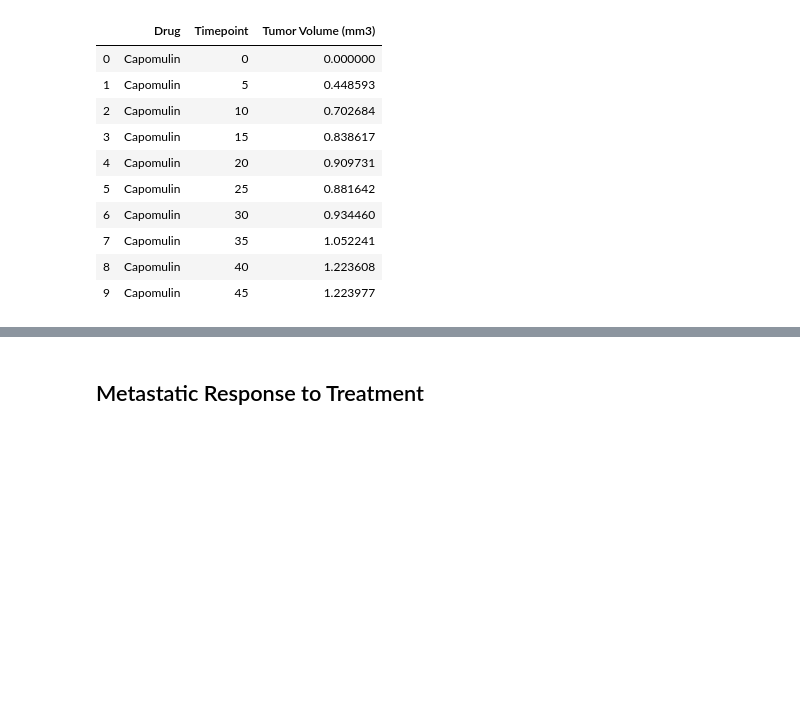
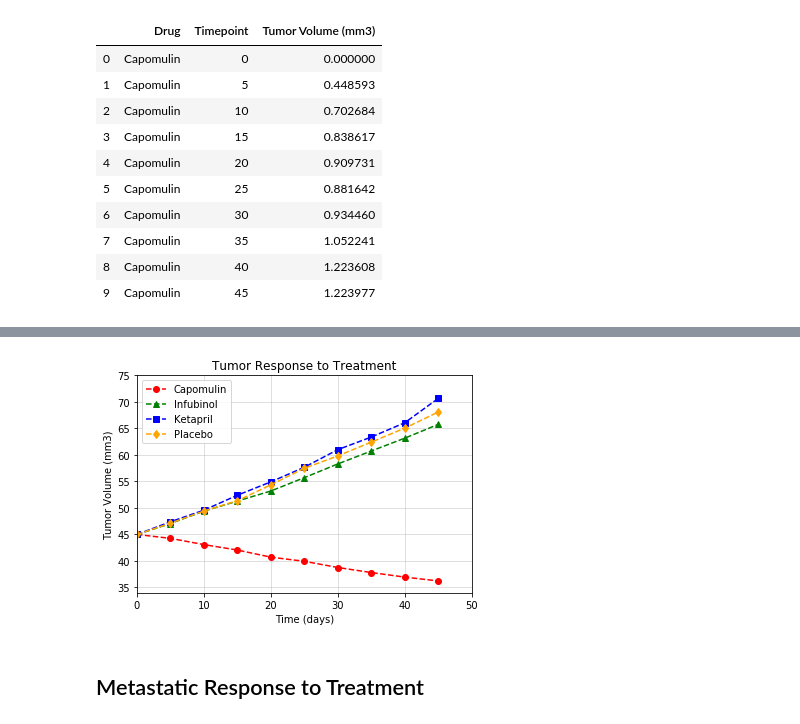
Before and after one commit to alvinochieng/Matplotlib_challenge, a Jupyter notebook: Pymaceuticals/pymaceuticals_starter.ipynb, the cells around one changed output, grey strips where cells are left out. Saved outputs shown, nothing was run; the diff lists cells and outputs as text; code cells hidden in the pictures; blank space fills up the shorter version.

```diff
--- a/Pymaceuticals/pymaceuticals_starter.ipynb
+++ b/Pymaceuticals/pymaceuticals_starter.ipynb
@@ -131,3 +107,27 @@ plt.show()
+# %%
+# Generate the Plot (with Error Bars)
+plot_data = drug_data[["Capomulin","Infubinol","Ketapril","Placebo"]]
+plot_data.head()
+plt.errorbar(plot_data.index,plot_data['Capomulin'], linestyle="--", fmt='o', color="red", label="Capomulin")
+plt.errorbar(plot_data.index,plot_data['Infubinol'], linestyle="--", fmt='^', color="green", label="Infubinol")
+plt.errorbar(plot_data.index,plot_data['Ketapril'], linestyle="--", fmt='s', color="blue", label="Ketapril")
+plt.errorbar(plot_data.index,plot_data['Placebo'], linestyle="--", fmt='d', color="orange", label="Placebo")
+
+plt.legend(loc="best")
+plt.title('Tumor Response to Treatment')
+plt.grid(alpha = 0.5)
+plt.xlabel('Time (days)')
+plt.ylabel('Tumor Volume (mm3)')
+plt.xlim(0,50)
+plt.ylim(34,75)
+
+# Save the Figure
+plt.savefig('Plot Figures/Tumor Response to Treatment.png')
+
+# Show the Figure
+plt.show()
+# %% [output]
+[figure, added]
 # %% [markdown]
 ## Metastatic Response to Treatment
 # %%
```
Also changed, not shown: parts of 4 cells of this notebook, 1 other file.
